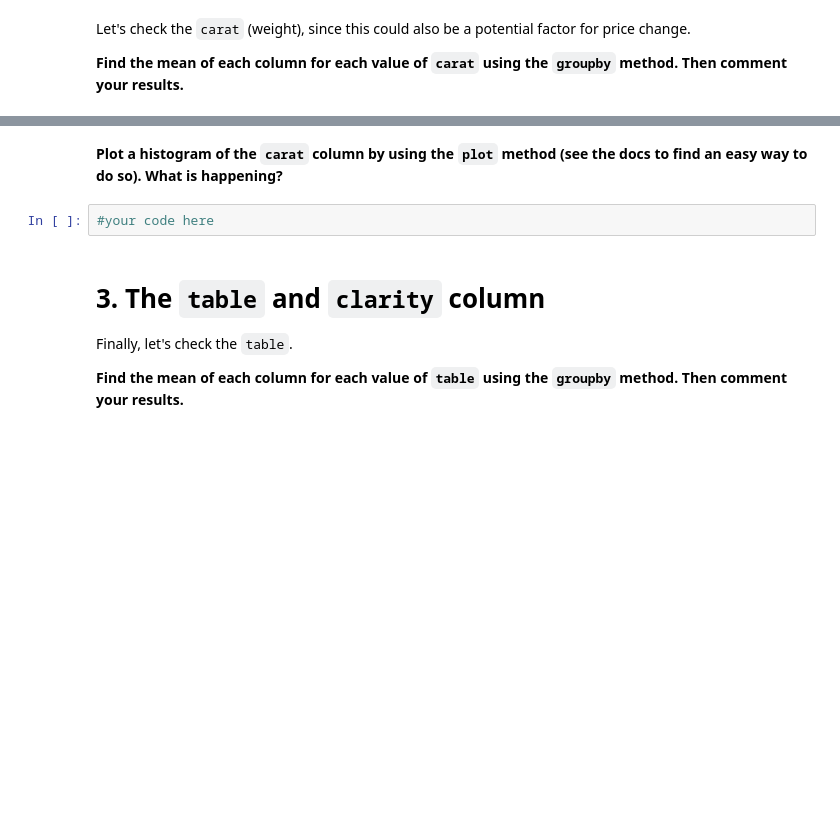
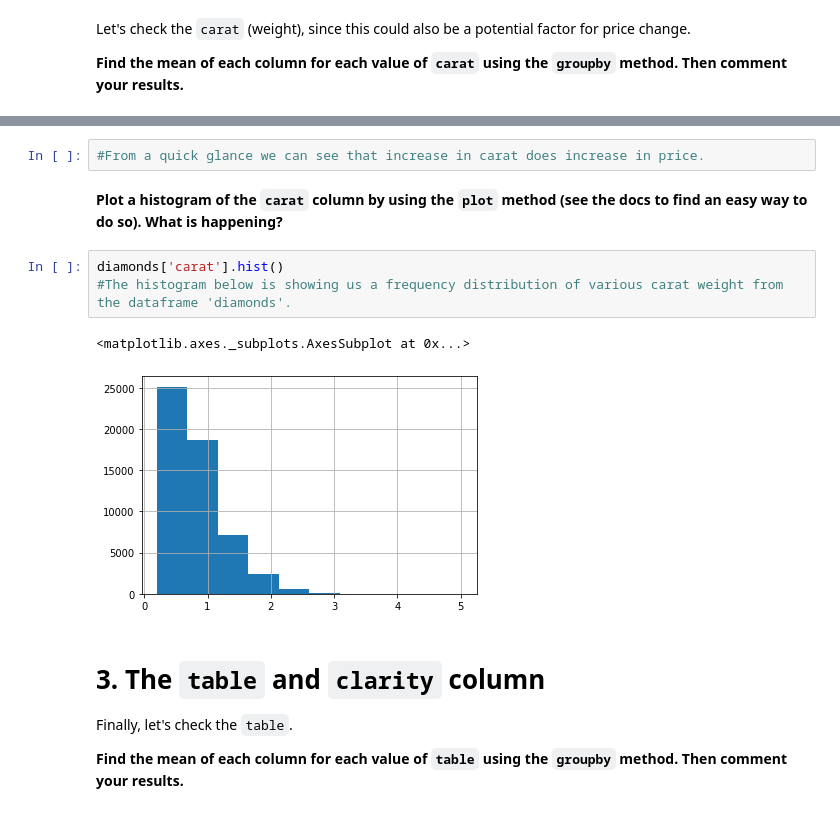
Before and after one commit to ironhack-datalabs/dataV2-labs, a Jupyter notebook: module-2/M2-mini-project1/2.-EDA.ipynb, the cells around one changed output, grey strips where cells are left out. Drawn from its saved outputs; the diff is of its cells as text; blank space fills up the shorter version.

```diff
--- a/module-2/M2-mini-project1/2.-EDA.ipynb
+++ b/module-2/M2-mini-project1/2.-EDA.ipynb
@@ -59,8 +116,14 @@ Let's check the `carat` (weight), since this could also be a potential factor fo
+# %%
+#From a quick glance we can see that increase in carat does increase in price.
 # %% [markdown]
 
 **Plot a histogram of the `carat` column by using the `plot` method (see the docs to find an easy way to do so). What is happening?**
-# %%
-#your code here
+# %%
+diamonds['carat'].hist()
+#The histogram below is showing us a frequency distribution of various carat weight from the dataframe 'diamonds'.
+# %% [output]
+<matplotlib.axes._subplots.AxesSubplot at 0x...>
+[figure, added]
 # %% [markdown]
 # 3. The `table` and `clarity` column
 Finally, let's check the `table`.
```
Also changed, not shown: parts of 31 cells of this notebook, 7 other files.
